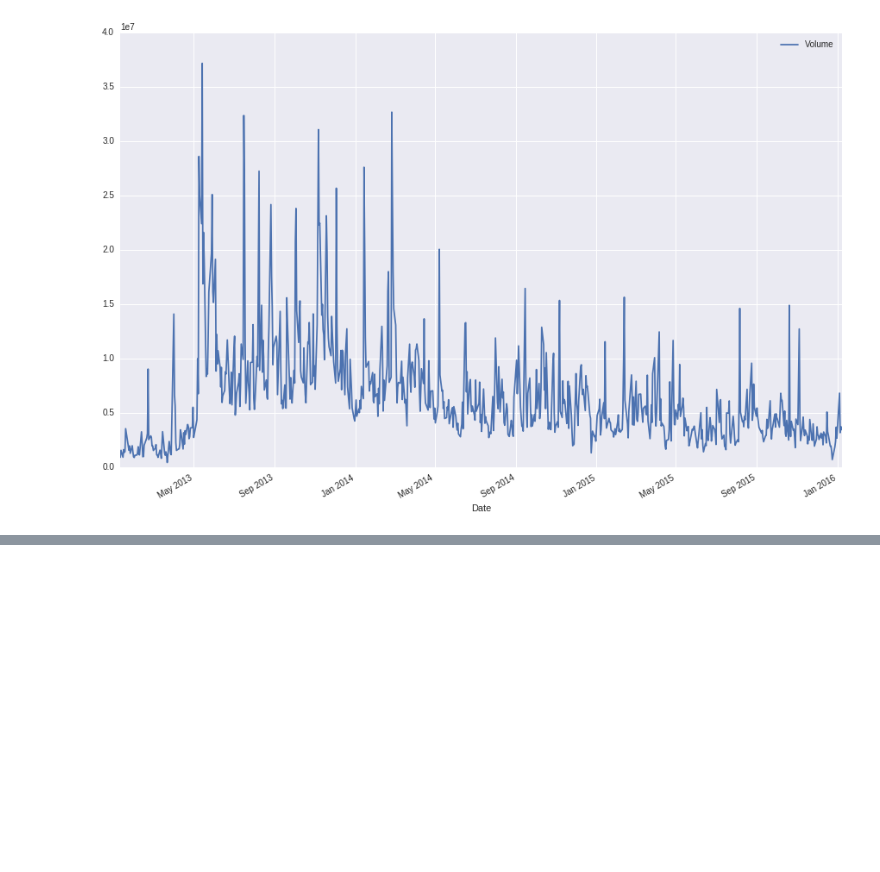
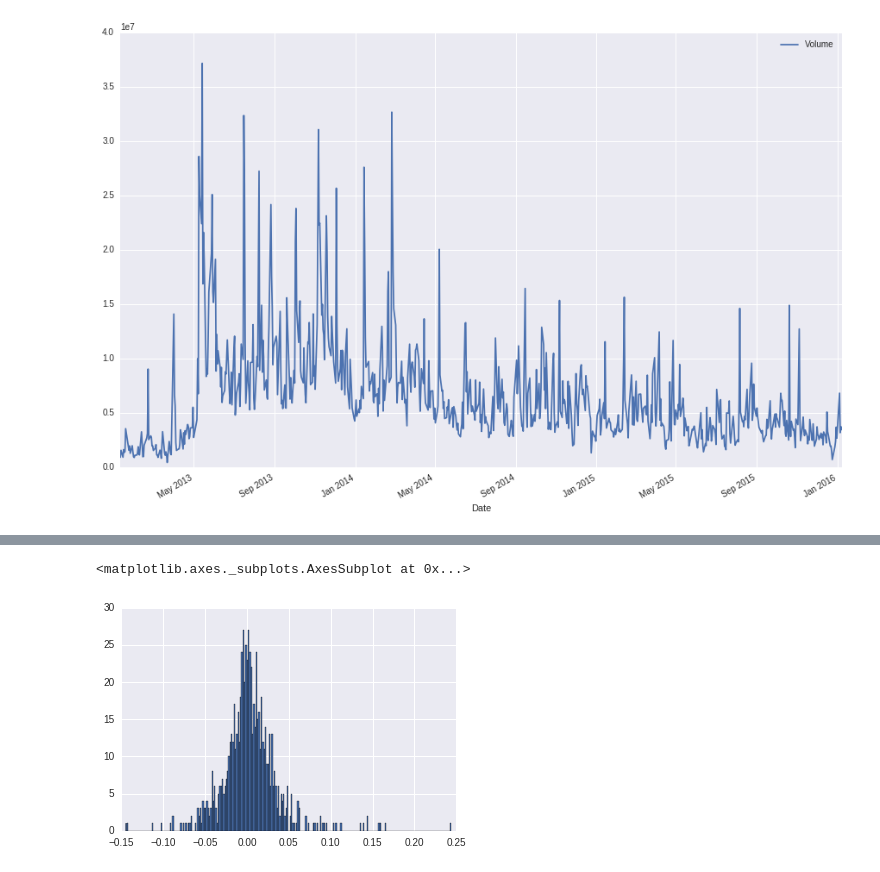
Before and after one commit to inferno9004/Stock-Market-Analysis, a Jupyter notebook: stock_market.ipynb, the cells around one changed output, grey strips where cells are left out. Cells and saved outputs as stored; diff of their text form; code cells hidden in the pictures; blank space fills up the shorter version.

```diff
--- a/stock_market.ipynb
+++ b/stock_market.ipynb
@@ -43,0 +70,5 @@ TSLA["Volume"].plot(legend = True, figsize = (15,10))
+# %%
+TSLA["Daily Return"].hist(bins = 250)
+# %% [output]
+<matplotlib.axes._subplots.AxesSubplot at 0x...>
+[figure, added]
```
Also changed, not shown: parts of 10 cells of this notebook.
